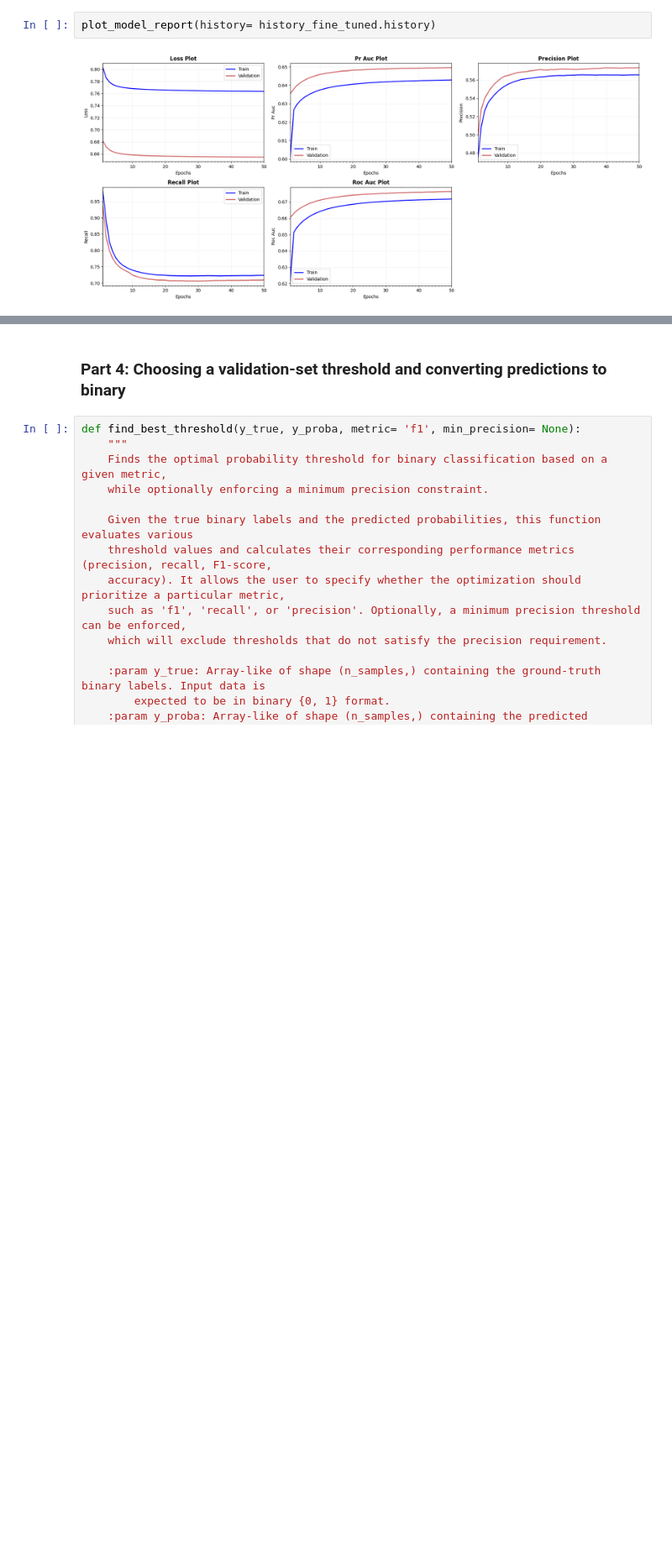
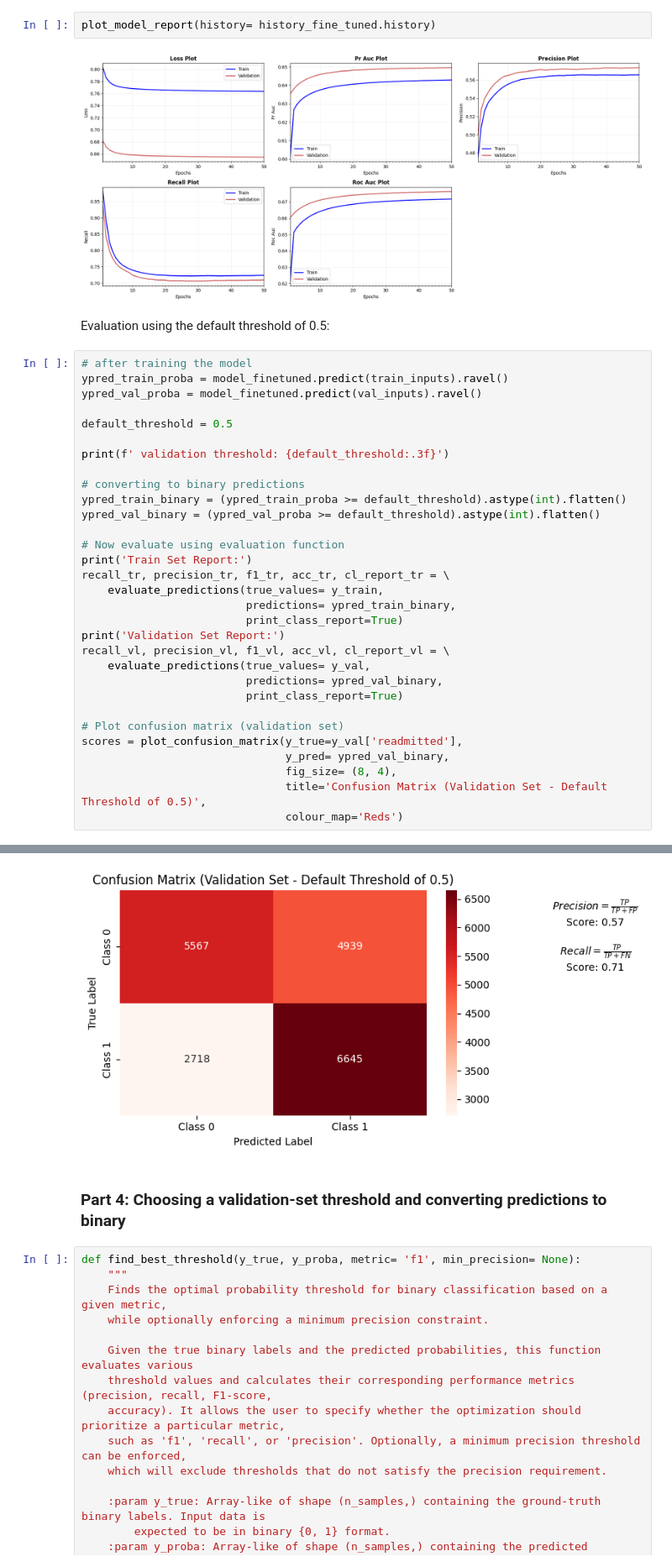
Before and after one commit to wip-0/ds207_final_project, a Jupyter notebook: notebook/logistic_regression/log_regr_tensorfl_sgd_vts.ipynb, the cells around one changed output, grey strips where cells are left out. Shown at 84% size. Drawn from its saved outputs; the diff is of its cells as text; blank space fills up the shorter version.

```diff
--- a/notebook/logistic_regression/log_regr_tensorfl_sgd_vts.ipynb
+++ b/notebook/logistic_regression/log_regr_tensorfl_sgd_vts.ipynb
@@ -624,3 +623,37 @@ Epoch 50/50
 plot_model_report(history= history_fine_tuned.history)
 # %% [output]
 [figure]
+# %% [markdown]
+Evaluation using the default threshold of 0.5:
+# %%
+# after training the model
+ypred_train_proba = model_finetuned.predict(train_inputs).ravel()
+ypred_val_proba = model_finetuned.predict(val_inputs).ravel()
+
+default_threshold = 0.5
+
+print(f' validation threshold: {default_threshold:.3f}')
+
+# converting to binary predictions
+ypred_train_binary = (ypred_train_proba >= default_threshold).astype(int).flatten()
+ypred_val_binary = (ypred_val_proba >= default_threshold).astype(int).flatten()
+
+# Now evaluate using evaluation function
+print('Train Set Report:')
+recall_tr, precision_tr, f1_tr, acc_tr, cl_report_tr = \
+    evaluate_predictions(true_values= y_train,
+                         predictions= ypred_train_binary,
+                         print_class_report=True)
+print('Validation Set Report:')
+recall_vl, precision_vl, f1_vl, acc_vl, cl_report_vl = \
+    evaluate_predictions(true_values= y_val,
+                         predictions= ypred_val_binary,
+                         print_class_report=True)
+
+# Plot confusion matrix (validation set)
+scores = plot_confusion_matrix(y_true=y_val['readmitted'],
+                               y_pred= ypred_val_binary,
+                               fig_size= (8, 4),
+                               title='Confusion Matrix (Validation Set - Default Threshold of 0.5)',
+                               colour_map='Reds')
+# %% [output]
@@ -627,3 +677,4 @@ plot_model_report(history= history_fine_tuned.history)
+[figure, added]
 # %% [markdown]
 ### Part 4: Choosing a validation-set threshold and converting predictions to binary
 # %%
```
Also changed, not shown: parts of 8 cells of this notebook, 13 other files.
